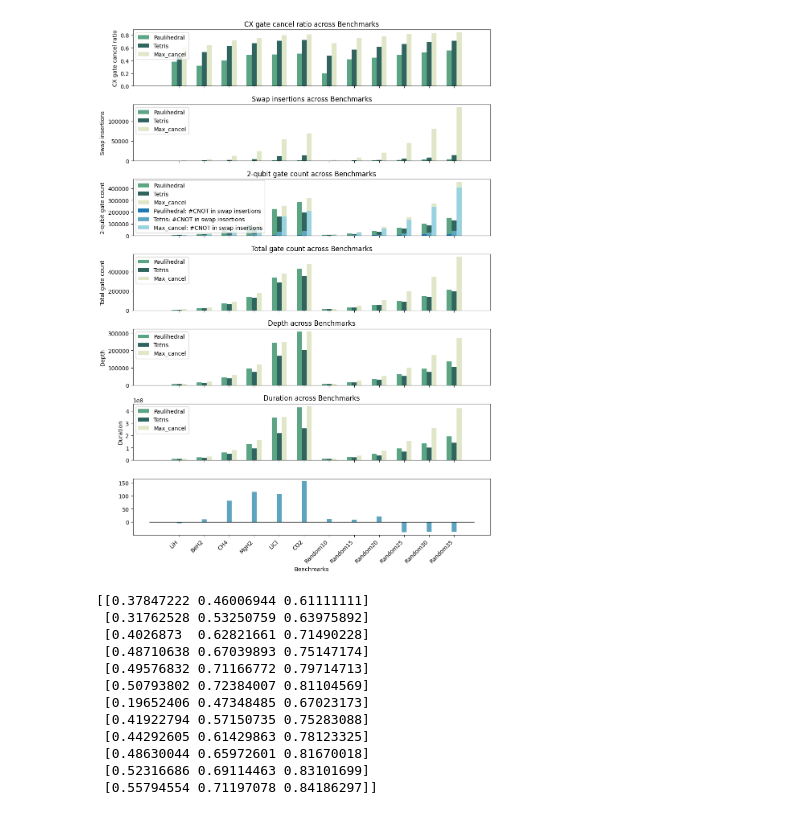
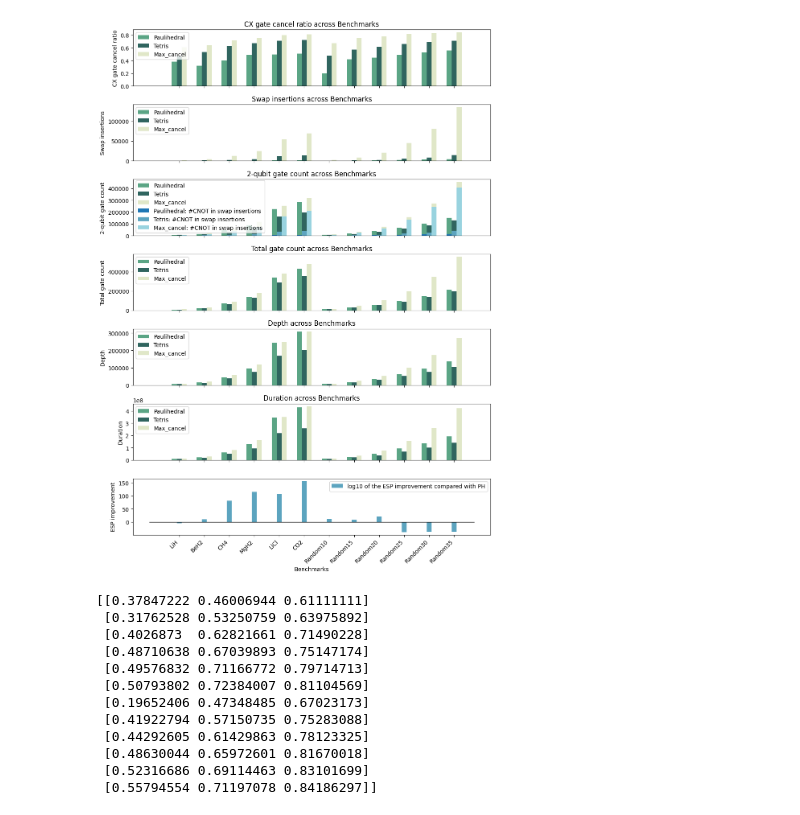
Before and after one commit to abclzr/vqe_tetris, a Jupyter notebook: core/result.ipynb, the cells around one changed output. Saved outputs shown, nothing was run; the diff lists cells and outputs as text; code cells hidden in the pictures.

```diff
--- a/core/result.ipynb
+++ b/core/result.ipynb
@@ -118,37 +118,39 @@ for i, (metric, data) in enumerate(metrics_data.items()):
             bars = Tetris_data_list[i][1]['ESP_imp']
             data.append(bars)
         data = np.array(data)
-        ax.bar(x + 1 * bar_width, data, width=bar_width, label='ESP improvement compared with PH', color=experiment_colors2[1])
+        ax.bar(x + 1 * bar_width, data, width=bar_width, label='log10 of the ESP improvement compared with PH', color=experiment_colors2[1])
         ax.hlines(y=0, xmin=-1, xmax=12, linewidth=1, color='black')
+        ax.set_ylabel(metric)
+        ax.legend()
         continue
 
     for j, experiment in enumerate(experiments):
         ax.bar(x + j * bar_width, data[:, j], width=bar_width, label=experiment, color=experiment_colors[j])
 
     if metric == '2-qubit gate count':
         data = get_metric_data('Swap_insertion') * 3
         for j, experiment in enumerate(experiments):
             ax.bar(x + j * bar_width, data[:, j], width=bar_width, label=experiment + ': #CNOT in swap insertions', color=experiment_colors2[j])
 
     ax.set_ylabel(metric)
     ax.legend()
     ax.set_title(f'{metric} across Benchmarks')
 
 bar_width = 0.2
 # Setting x-axis label for the bottom subplot only
 axs[-1].set_xlabel('Benchmarks')
 axs[-1].set_xticks(np.arange(len(benchmarks)) + bar_width * (len(experiments) - 1) / 2)
 axs[-1].set_xticklabels(benchmarks, rotation=45, ha='right')
 plt.subplots_adjust(wspace=0.4)
 plt.gca().set_aspect('auto', adjustable='box')
 
 plt.tight_layout()
 
 # Save the figure as PDF
 plt.savefig('metrics_figure.pdf')
 plt.show()
 # %% [output]
-[figure, old version]
+[figure, new version]
 # %%
 print(get_metric_data('CX_cancel_ratio'))
 # %% [output]
```
Also changed, not shown: 1 other file.
